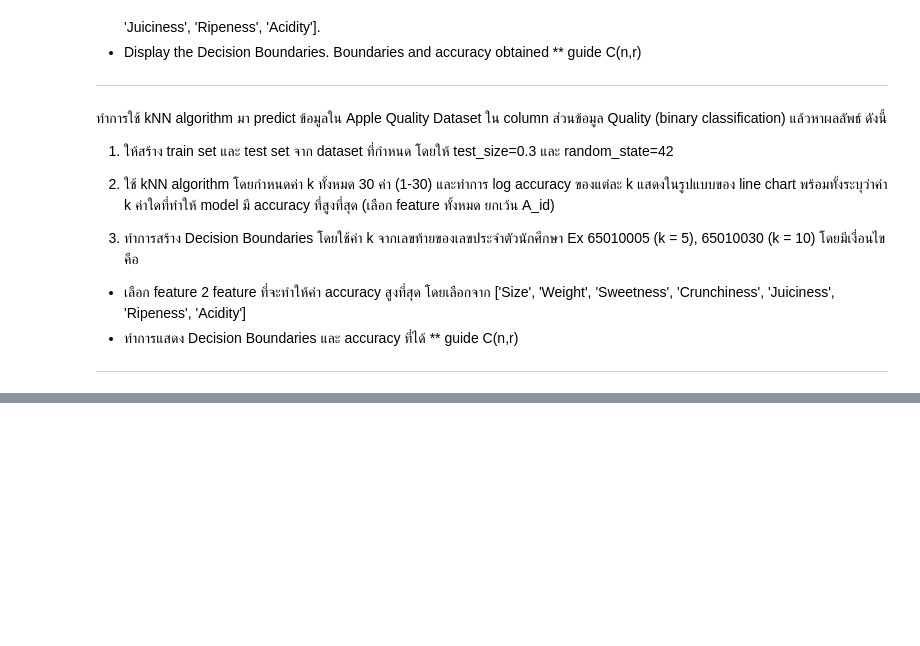
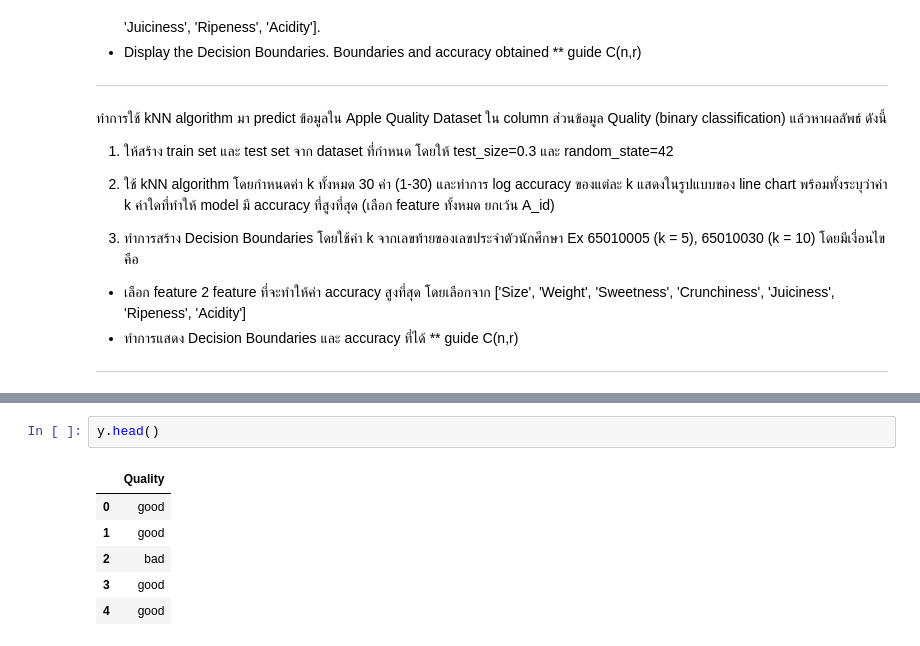
Before and after one commit to WaroonRagwongsiri/IntroMLHomework, a Jupyter notebook: Week6/W6-2_k_Nearest_Neighbors_penguin-ds.ipynb, the cells around one changed output, grey strips where cells are left out. Drawn from its saved outputs; the diff is of its cells as text; blank space fills up the shorter version.

```diff
--- a/Week6/W6-2_k_Nearest_Neighbors_penguin-ds.ipynb
+++ b/Week6/W6-2_k_Nearest_Neighbors_penguin-ds.ipynb
@@ -425,0 +466,9 @@ Extracting files...
+# %%
+y.head()
+# %% [output]
+|  | Quality |
+| 0 | good |
+| 1 | good |
+| 2 | bad |
+| 3 | good |
+| 4 | good |
```
Also changed, not shown: parts of 19 cells of this notebook, 2 other files.
